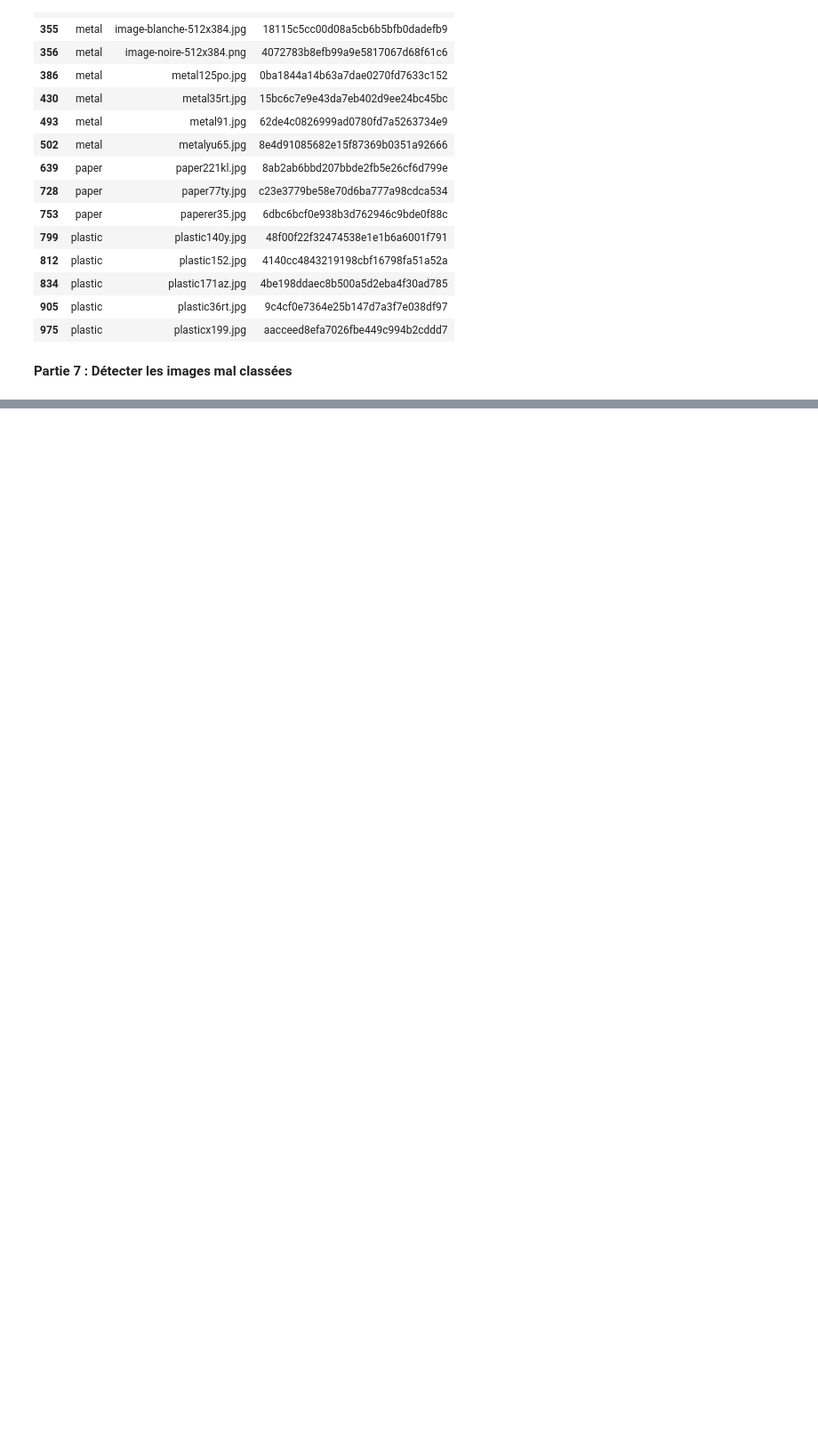
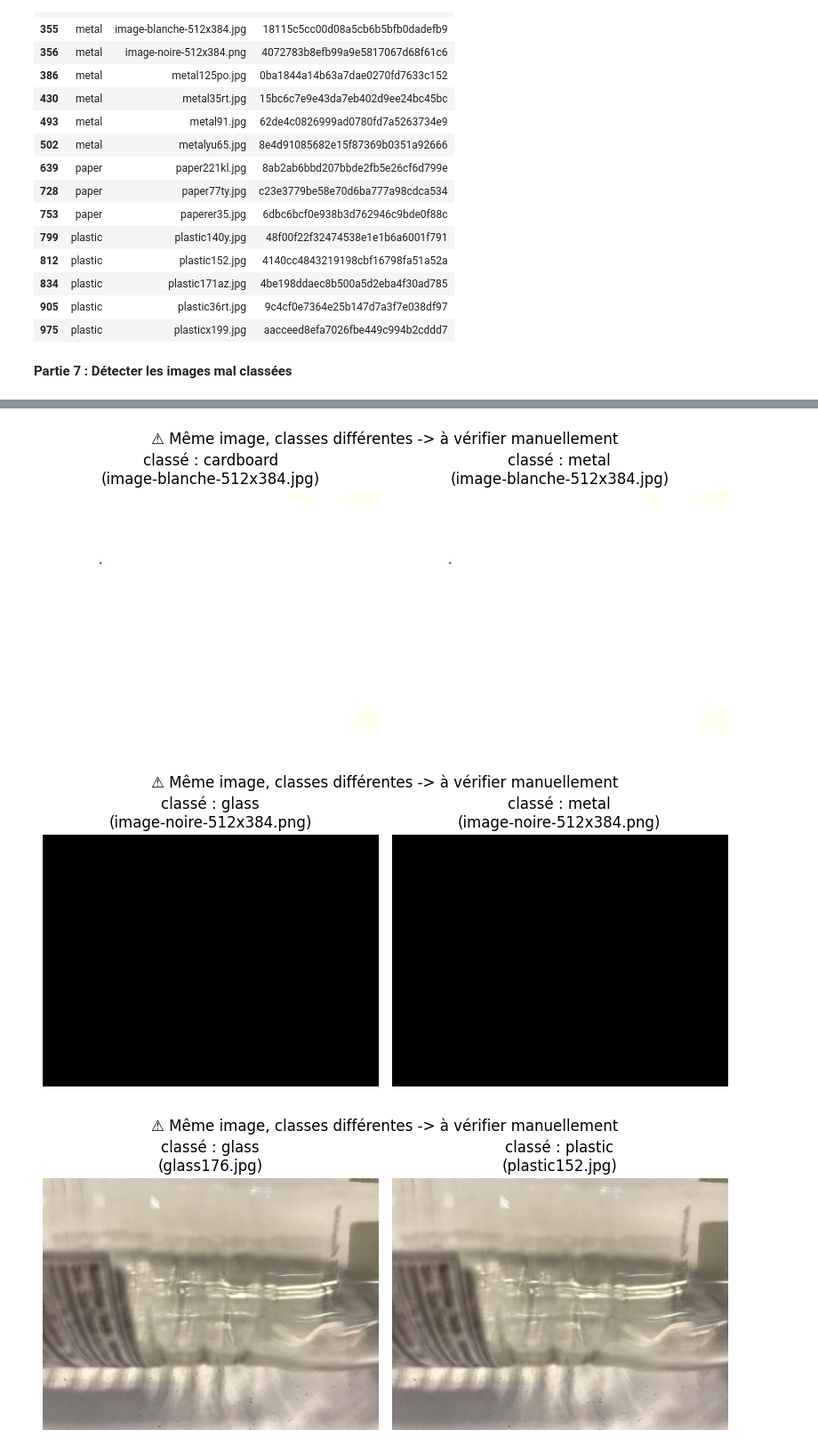
Before and after one commit to Youssoupha-ndiaye/atelier_preparations_donnees_images_ODC_IA, a Jupyter notebook: atelier_prepa_donnees_images/notebooks/atelier_prepa_donnees_images.ipynb, the cells around one changed output, grey strips where cells are left out. Shown at 89% size. Cells and saved outputs as stored; diff of their text form; code cells hidden in the pictures; blank space fills up the shorter version.

Commit message:
Partie 7 : contrôle visuel pour détecter toute image mal classée.

```diff
--- a/atelier_prepa_donnees_images/notebooks/atelier_prepa_donnees_images.ipynb
+++ b/atelier_prepa_donnees_images/notebooks/atelier_prepa_donnees_images.ipynb
@@ -447,0 +457,14 @@ Doublons à retirer du dataset nettoyé : 15
+# %%
+# On repère les groupes de doublons qui touchent PLUSIEURS classes différentes
+conflits_classes = (
+    audit_valide[audit_valide["est_doublon"]]
+    .groupby("hash_pixels")["classe"]
+    .nunique()
+)
+hashs_en_conflit = conflits_classes[conflits_classes > 1].index
+
+print(f"Nombre de groupes de doublons répartis sur plusieurs classes : {len(hashs_en_conflit)}")
+for h in hashs_en_conflit:
+    groupe = audit_valide[audit_valide["hash_pixels"] == h]
+    print(groupe[["classe", "nom"]].to_string(index=False))
+    print("---")
@@ -447,0 +489,17 @@ Doublons à retirer du dataset nettoyé : 15
+# %%
+# Affichage côte à côte pour le contrôle visuel humain
+for h in hashs_en_conflit:
+    groupe = audit_valide[audit_valide["hash_pixels"] == h]
+    fig, axes = plt.subplots(1, len(groupe), figsize=(4 * len(groupe), 4))
+    for ax, (_, row) in zip(axes, groupe.iterrows()):
+        img = Image.open(row["chemin"])
+        ax.imshow(img)
+        ax.set_title(f"classé : {row['classe']}\n({row['nom']})")
+        ax.axis("off")
+    plt.suptitle("⚠️ Même image, classes différentes -> à vérifier manuellement")
+    plt.tight_layout()
+    plt.show()
+# %% [output]
+[figure, added]
+[figure, added]
+[figure, added]
```
Also changed, not shown: parts of 5 cells of this notebook.
